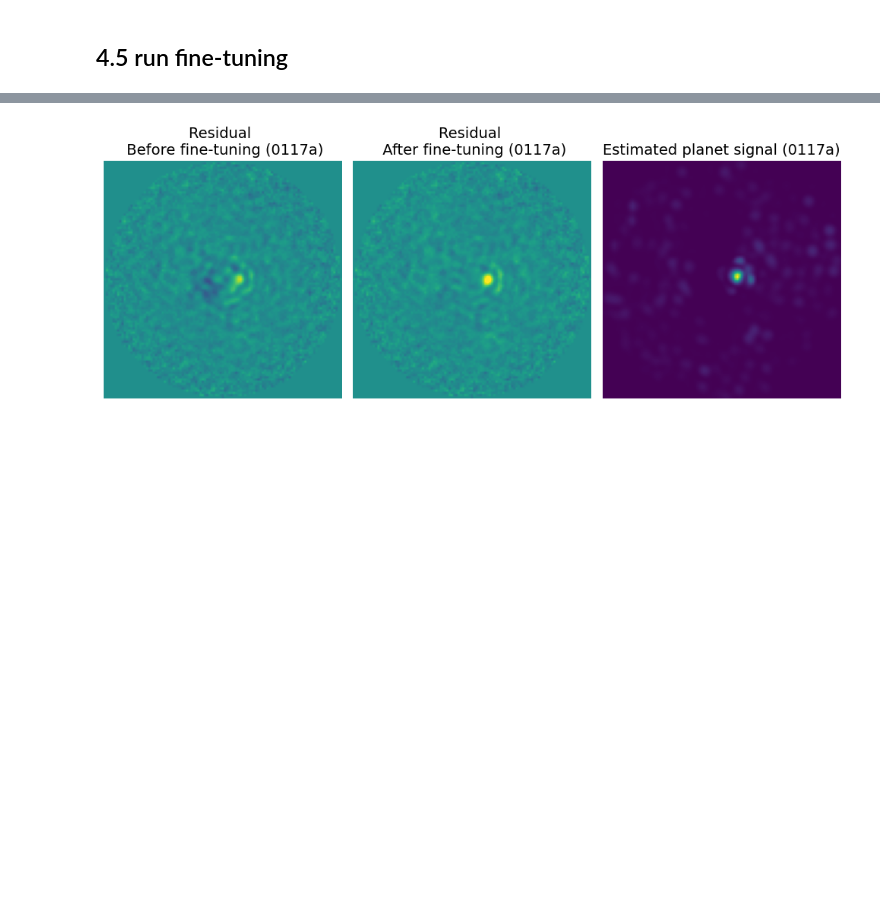
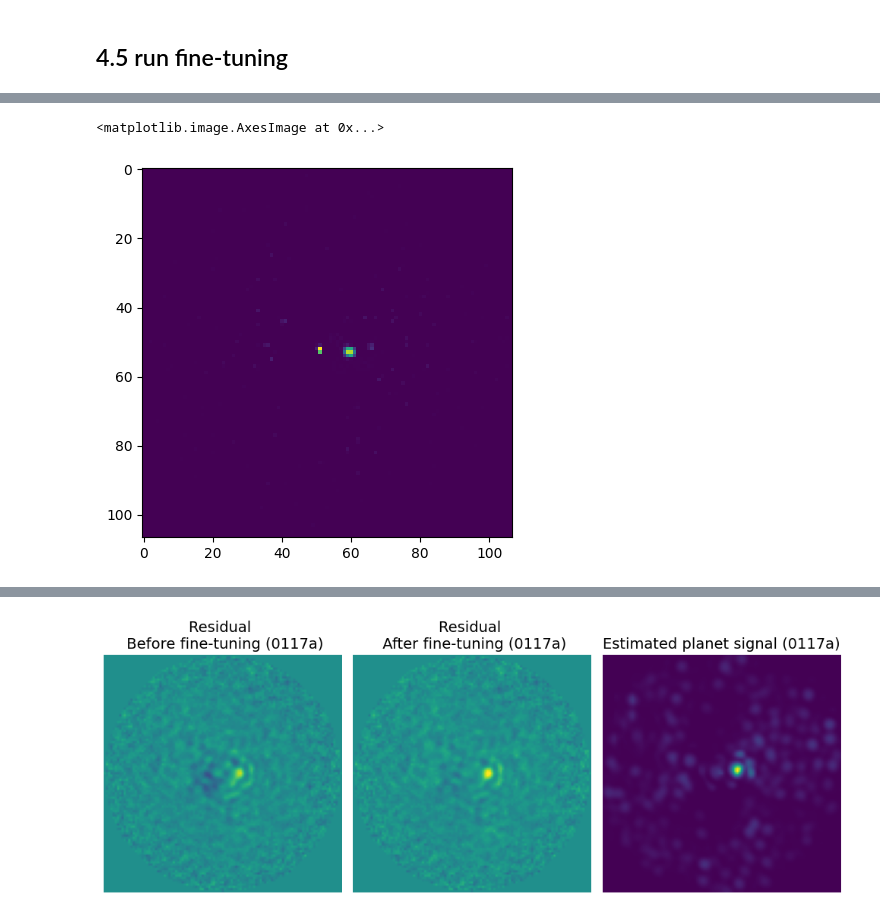
Before and after one commit to markusbonse/fours, a Jupyter notebook: notebooks/fine_tuning/03_fine_tune_with_planet_final.ipynb, the cells around one changed output, grey strips where cells are left out. Cells and saved outputs as stored; diff of their text form; code cells hidden in the pictures; blank space fills up the shorter version.

```diff
--- a/notebooks/fine_tuning/03_fine_tune_with_planet_final.ipynb
+++ b/notebooks/fine_tuning/03_fine_tune_with_planet_final.ipynb
@@ -236,0 +249,5 @@ for epoch in tqdm(range(200)):
+# %%
+plt.imshow(s4_planet_model.get_planet_signal().detach()[0].cpu().numpy())
+# %% [output]
+<matplotlib.image.AxesImage at 0x...>
+[figure, added]
```
Also changed, not shown: parts of 15 cells of this notebook, 1 other file.
